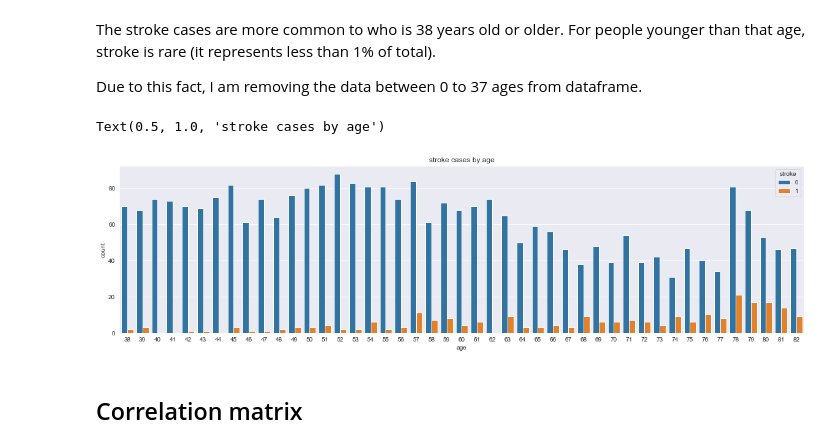
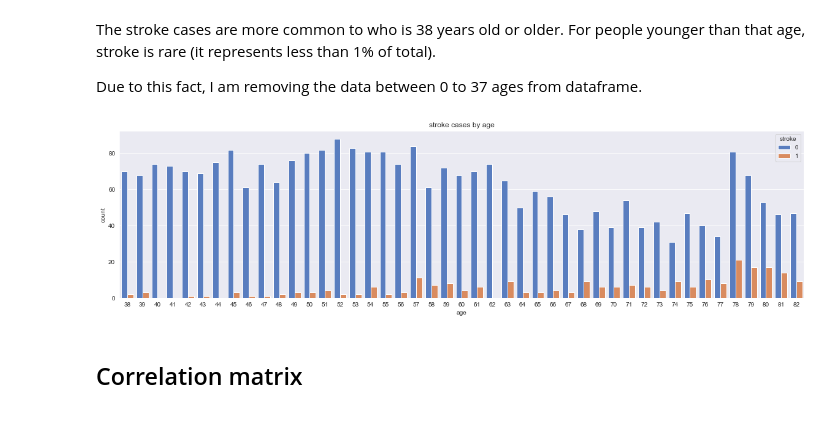
Before and after one commit to R-Kawabata/introduction_to_crisp_dm_using_stroke_data_set, a Jupyter notebook: introduction_to_crisp_dm_using_stroke_data_set.ipynb, the cells around one changed output. Drawn from its saved outputs; the diff is of its cells as text; code cells hidden in the pictures.

```diff
--- a/introduction_to_crisp_dm_using_stroke_data_set.ipynb
+++ b/introduction_to_crisp_dm_using_stroke_data_set.ipynb
@@ -241,4 +241,11 @@ df.head()
 | 2 | 1 | 80 | 0 | 1 | 1 | 3 | 0 | ... |
 | 3 | 0 | 49 | 0 | 0 | 1 | 3 | 1 | ... |
 | 4 | 0 | 79 | 1 | 0 | 1 | 4 | 0 | ... |
+# %%
+# plot helper function
+def plot_bar_chart(dataframe, x, y, color, chart_title):
+    plt.figure(figsize=(20,5))
+    sns.set_style("darkgrid")
+    sns.countplot(data=dataframe, x=x, hue=y, palette=color)
+    plt.title(chart_title)
 # %%
@@ -264,13 +267,9 @@ Due to this fact, I am removing the data between 0 to 37 ages from dataframe.
 # %%
 df = df.loc[df['age'] > 37]
 # %%
-plt.figure(figsize=(20,5))
-sns.set_style("darkgrid")
-sns.countplot(data=df, x='age', hue='stroke')
-plt.title('stroke cases by age')
+plot_bar_chart(df, 'age', 'stroke', "muted", 'stroke cases by age')
 # %% [output]
-Text(0.5, 1.0, 'stroke cases by age')
-[figure, old version]
+[figure, new version]
 # %% [markdown]
 ## Correlation matrix
 # %%
```
Also changed, not shown: parts of 19 cells of this notebook, 1 other file.
